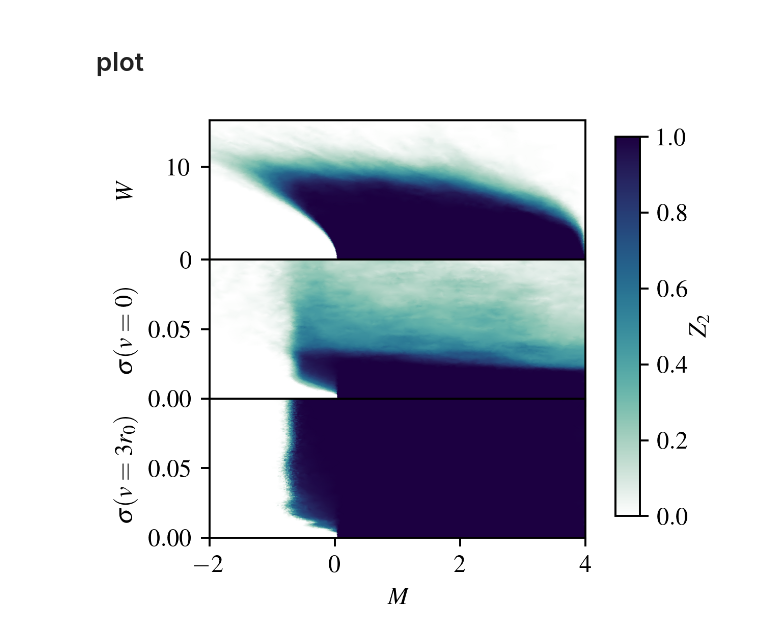
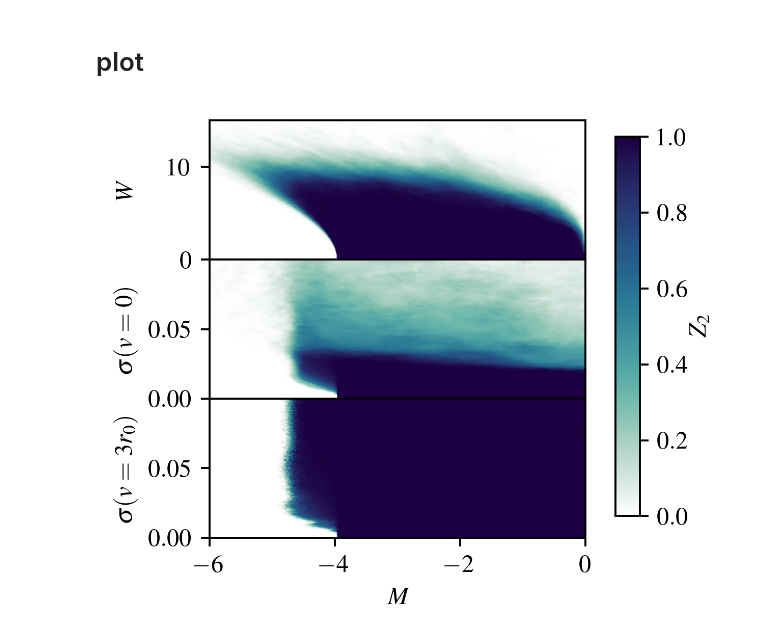
Before and after one commit to lauragoms/TAI-localizer, a Jupyter notebook: fig_4.ipynb, the cells around one changed output. Saved outputs shown, nothing was run; the diff lists cells and outputs as text; code cells hidden in the pictures.

```diff
--- a/fig_4.ipynb
+++ b/fig_4.ipynb
@@ -249,21 +248,21 @@ fig, ax = plt.subplots(
 )
 plt.subplots_adjust(hspace=0)
 
+delta_bounds_shifted = np.array(delta_bounds) - 4
+
 ######## 4a #########
 
 specs = np.array([learner_dis.data[k] for k in learner_dis.data.keys()])
 positions = np.array([k for k in learner_dis.data.keys()])
 specs = 0.5 * (1 - specs)
 
-
 triangle = matplotlib.tri.Triangulation(
-    positions[:, 0] / max(positions[:, 0]),
+    positions[:, 0] / max(positions[:, 0]),   # <-- original, sin restar 4
     positions[:, 1] / max(positions[:, 1]),
 )
 
-
 p1 = ax[0].tripcolor(
-    positions[:, 0],
+    positions[:, 0] - 4,                      # <-- resta 4 solo aquí
     positions[:, 1],
     triangle.triangles,
     specs,
@@ -272,12 +271,9 @@ p1 = ax[0].tripcolor(
     clim=(0, 1),
     rasterized=True,
 )
-ax[0].set_xlim(delta_bounds)
+ax[0].set_xlim(delta_bounds_shifted)
 ax[0].set_ylim(disorder_bounds)
 ax[0].set_ylabel(r"$W$", labelpad=12)
-# ax[0].set_xticks([0, 1, 2, 3, 4])
-# ax[0].set_xticklabels(['', '', '', '', ''])
-
 
 
 ########## 4b #########
@@ -286,14 +282,13 @@ specs = np.array([learner_sigma.data[k] for k in learner_sigma.data.keys()])
 positions = np.array([k for k in learner_sigma.data.keys()])
 specs = 0.5 * (1 - specs)
 
-
 triangle = matplotlib.tri.Triangulation(
     positions[:, 0] / max(positions[:, 0]),
     positions[:, 1] / max(positions[:, 1]),
 )
 
 p2 = ax[1].tripcolor(
-    positions[:, 0],
+    positions[:, 0] - 4,
     positions[:, 1] * system_size,
     triangle.triangles,
     specs,
@@ -302,46 +297,47 @@ p2 = ax[1].tripcolor(
     clim=(0, 1),
     rasterized=True,
 )
-ax[1].set_xlim(delta_bounds)
+ax[1].set_xlim(delta_bounds_shifted)
 ax[1].set_ylim(np.array(sigma_bounds) * system_size)
 ax[1].set_ylabel(r"$\sigma (v = 0)$")
 ax[1].set_yticks([0, 0.050])
 
+
 # ####### 4c #########
+
 specs = np.array([learner_repulsion.data[k] for k in learner_repulsion.data.keys()])
 positions = np.array([k for k in learner_repulsion.data.keys()])
 specs = 0.5 * (1 - specs)
+
 triangle = matplotlib.tri.Triangulation(
     positions[:, 0] / max(positions[:, 0]),
     positions[:, 1] / max(positions[:, 1]),
 )
+
 p3 = ax[2].tripcolor(
-    positions[:, 0],
+    positions[:, 0] - 4,
     positions[:, 1] * system_size,
     triangle.triangles,
     specs,
     shading="gouraud",
     cmap=colormap,
     clim=(0, 1),
     rasterized=True,
 )
 ax[2].set_yticks([0, 0.050])
-ax[2].set_xlim(delta_bounds)
+ax[2].set_xlim(delta_bounds_shifted)
 ax[2].set_ylim(np.array(sigma_bounds) * system_size)
 ax[2].set_xlabel(r"$M$")
 ax[2].set_ylabel(r"$\sigma (v = 3 r_0)$")
-
-
-
 
 
 # ########### colorbar ###########
 fig.subplots_adjust(right=0.75)
 cbar_ax = fig.add_axes([0.8, 0.15, 0.04, 0.7])
 fig.colorbar(p1, cax=cbar_ax)
 cbar_ax.set_ylabel(r"$Z_2$", labelpad=0)
 cbar_ax.set_rasterized(True)
 # %% [output]
-[figure, old version]
+[figure, new version]
 # %%
 fig.savefig("fig_4.png", bbox_inches="tight", dpi=350)
```
Also changed, not shown: parts of 2 cells of this notebook, 5 other files.
